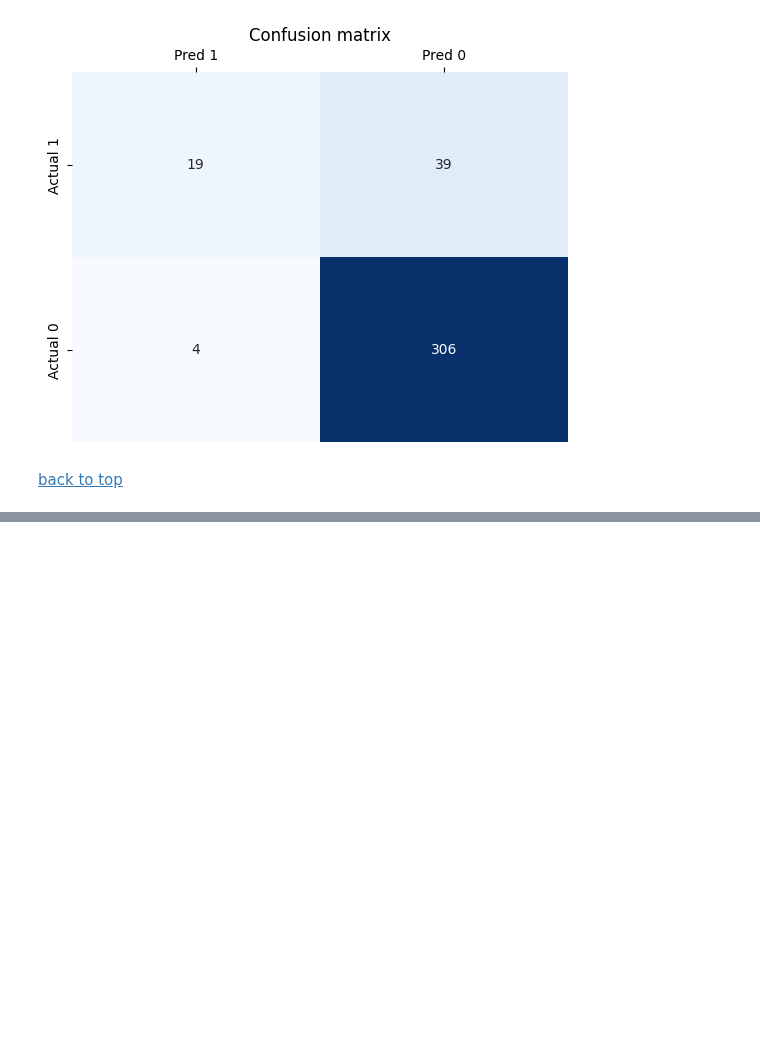
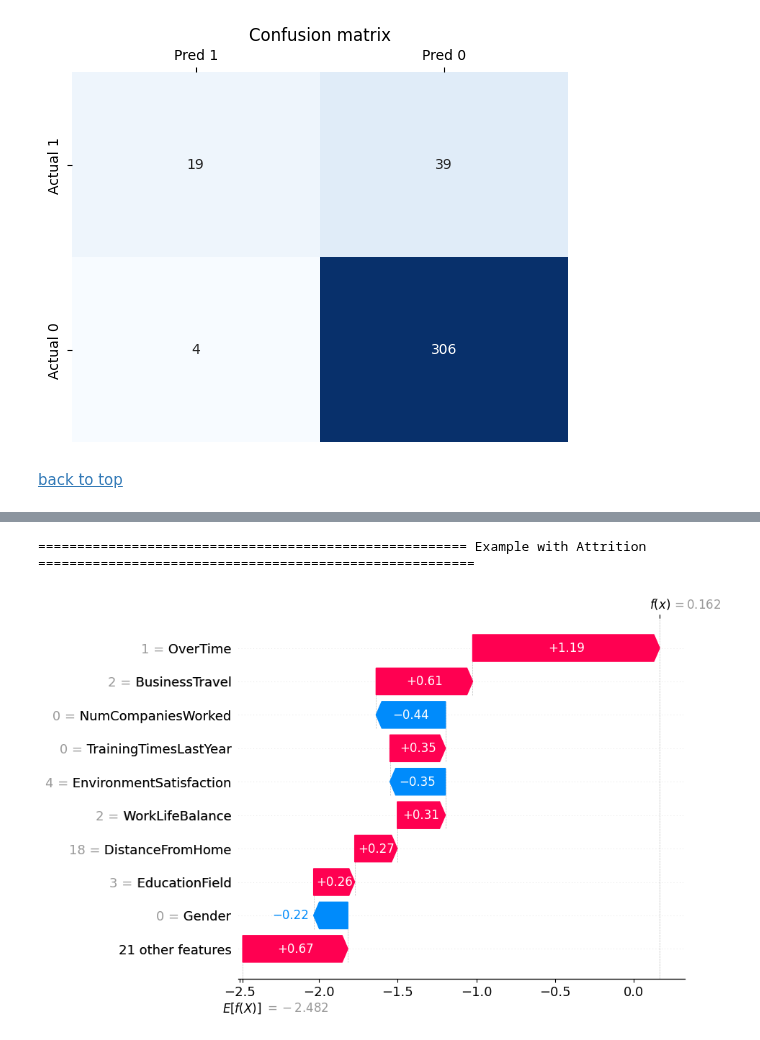
Before and after one commit to GoncaloJoseMoura/Projects, a Jupyter notebook: HR/HR_Attrition.ipynb, the cells around one changed output, grey strips where cells are left out. Drawn from its saved outputs; the diff is of its cells as text; code cells hidden in the pictures; blank space fills up the shorter version.

```diff
--- a/HR/HR_Attrition.ipynb
+++ b/HR/HR_Attrition.ipynb
@@ -587,0 +631,8 @@ weighted avg       0.90      0.90      0.89       368
+# %%
+# as we can see travelling frequently, doing overtime are features that indicate attrition
+ind = 2
+print(f"{' Example with Attrition ':=^135}")
+shap.plots.waterfall(shap_values[ind])
+# %% [output]
+======================================================= Example with Attrition ========================================================
+[figure, added]
```
Also changed, not shown: parts of 17 cells of this notebook, 9 other files.
